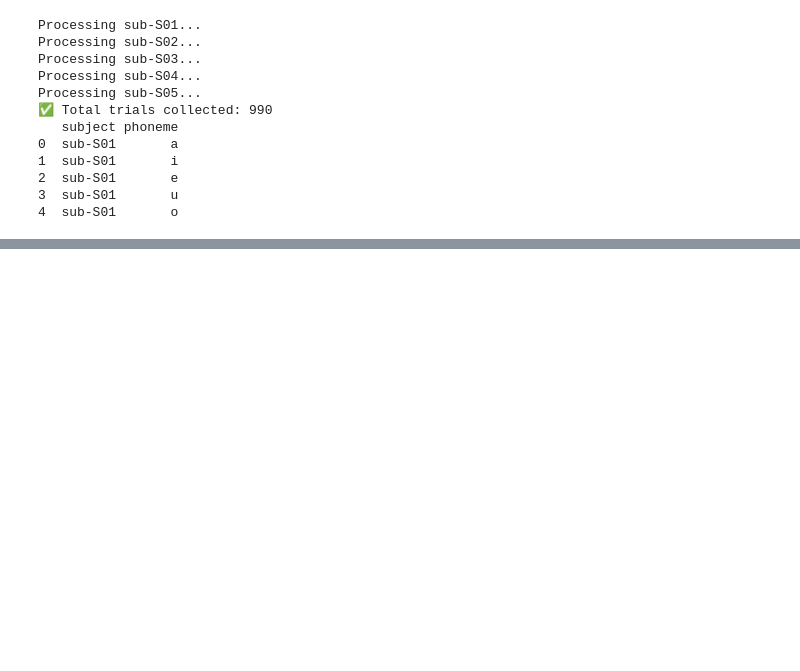
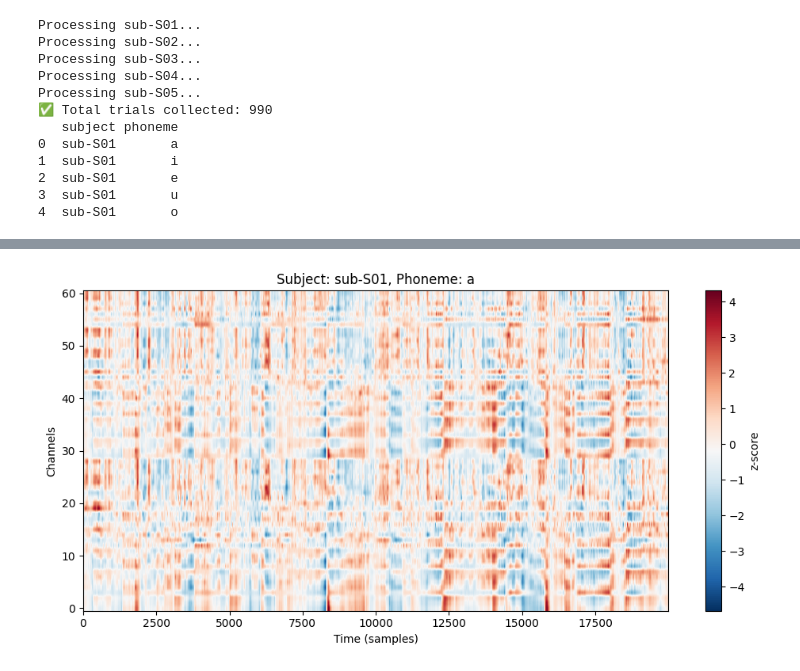
Before and after one commit to Yaelts2/EEG-project, a Jupyter notebook: main_code.ipynb, the cells around one changed output, grey strips where cells are left out. Saved outputs shown, nothing was run; the diff lists cells and outputs as text; code cells hidden in the pictures; blank space fills up the shorter version.

```diff
--- a/main_code.ipynb
+++ b/main_code.ipynb
@@ -137,0 +121,19 @@ def remove_noisy_channels(eeg, threshold=10.0):
+# %%
+import matplotlib.pyplot as plt
+
+example = all_trials[0]
+
+eeg_data = example['eeg']
+phoneme = example['phoneme']
+subject = example['subject']
+
+plt.figure(figsize=(10, 5))
+plt.imshow(eeg_data, aspect='auto', cmap='RdBu_r', origin='lower')
+plt.colorbar(label='z-score')
+plt.title(f"Subject: {subject}, Phoneme: {phoneme}")
+plt.xlabel("Time (samples)")
+plt.ylabel("Channels")
+plt.tight_layout()
+plt.show()
+# %% [output]
+[figure, added]
```
Also changed, not shown: parts of 14 cells of this notebook.
